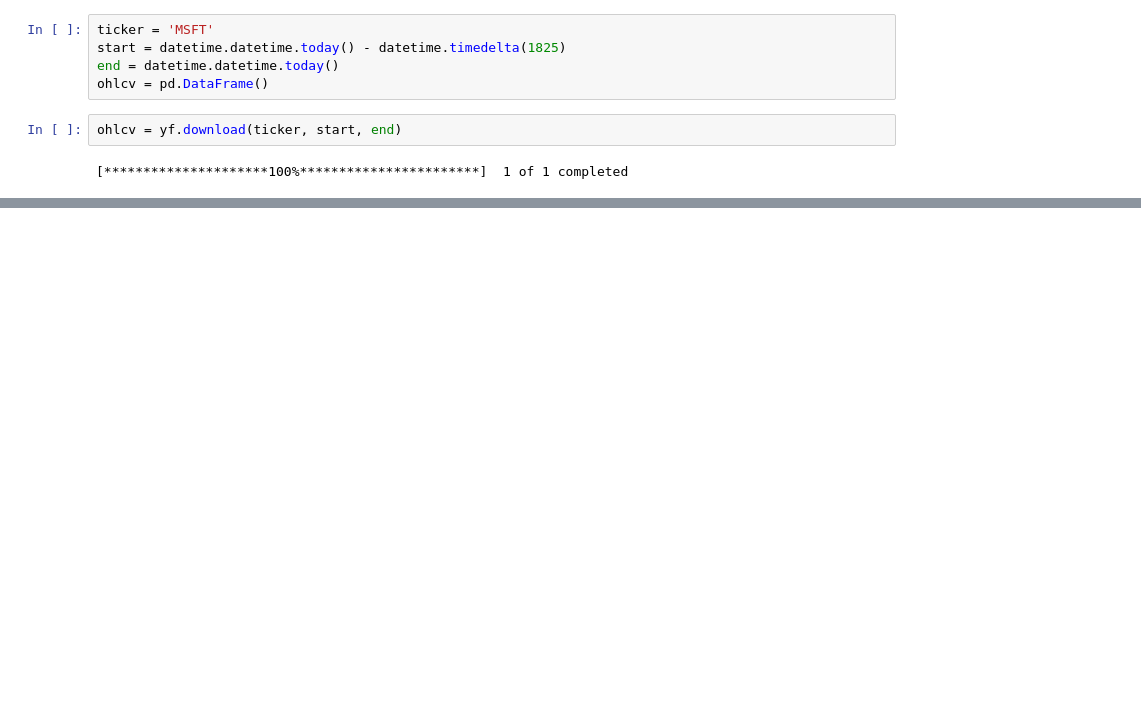
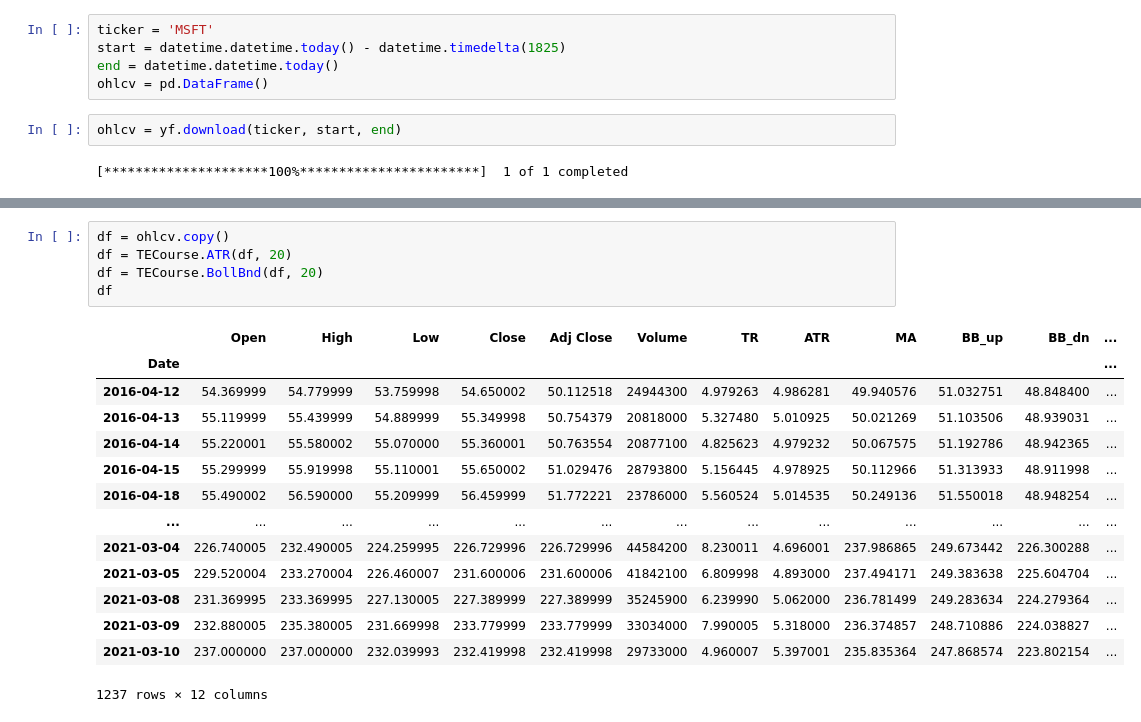
Before and after one commit to Strider221B/AlgorithmicTradingCourse, a Jupyter notebook: 3_TechnicalIndicators/Bollinger_ATR.ipynb, the cells around one changed output, grey strips where cells are left out. Cells and saved outputs as stored; diff of their text form; blank space fills up the shorter version.

```diff
--- a/3_TechnicalIndicators/Bollinger_ATR.ipynb
+++ b/3_TechnicalIndicators/Bollinger_ATR.ipynb
@@ -74,0 +76,20 @@ df['ATR'][-60:].plot(figsize=(10, 3));
+# %%
+df = ohlcv.copy()
+df = TECourse.ATR(df, 20)
+df = TECourse.BollBnd(df, 20)
+df
+# %% [output]
+|  | Open | High | Low | Close | Adj Close | Volume | TR | ATR | MA | BB_up | BB_dn | ... |
+| Date |  |  |  |  |  |  |  |  |  |  |  | ... |
+| 2016-04-12 | 54.369999 | 54.779999 | 53.759998 | 54.650002 | 50.112518 | 24944300 | 4.979263 | 4.986281 | 49.940576 | 51.032751 | 48.848400 | ... |
+| 2016-04-13 | 55.119999 | 55.439999 | 54.889999 | 55.349998 | 50.754379 | 20818000 | 5.327480 | 5.010925 | 50.021269 | 51.103506 | 48.939031 | ... |
+| 2016-04-14 | 55.220001 | 55.580002 | 55.070000 | 55.360001 | 50.763554 | 20877100 | 4.825623 | 4.979232 | 50.067575 | 51.192786 | 48.942365 | ... |
+| 2016-04-15 | 55.299999 | 55.919998 | 55.110001 | 55.650002 | 51.029476 | 28793800 | 5.156445 | 4.978925 | 50.112966 | 51.313933 | 48.911998 | ... |
+| 2016-04-18 | 55.490002 | 56.590000 | 55.209999 | 56.459999 | 51.772221 | 23786000 | 5.560524 | 5.014535 | 50.249136 | 51.550018 | 48.948254 | ... |
+| ... | ... | ... | ... | ... | ... | ... | ... | ... | ... | ... | ... | ... |
+| 2021-03-04 | 226.740005 | 232.490005 | 224.259995 | 226.729996 | 226.729996 | 44584200 | 8.230011 | 4.696001 | 237.986865 | 249.673442 | 226.300288 | ... |
+| 2021-03-05 | 229.520004 | 233.270004 | 226.460007 | 231.600006 | 231.600006 | 41842100 | 6.809998 | 4.893000 | 237.494171 | 249.383638 | 225.604704 | ... |
+| 2021-03-08 | 231.369995 | 233.369995 | 227.130005 | 227.389999 | 227.389999 | 35245900 | 6.239990 | 5.062000 | 236.781499 | 249.283634 | 224.279364 | ... |
+| 2021-03-09 | 232.880005 | 235.380005 | 231.669998 | 233.779999 | 233.779999 | 33034000 | 7.990005 | 5.318000 | 236.374857 | 248.710886 | 224.038827 | ... |
+| 2021-03-10 | 237.000000 | 237.000000 | 232.039993 | 232.419998 | 232.419998 | 29733000 | 4.960007 | 5.397001 | 235.835364 | 247.868574 | 223.802154 | ... |
+1237 rows × 12 columns
```
Also changed, not shown: parts of 5 cells of this notebook, 2 other files.
